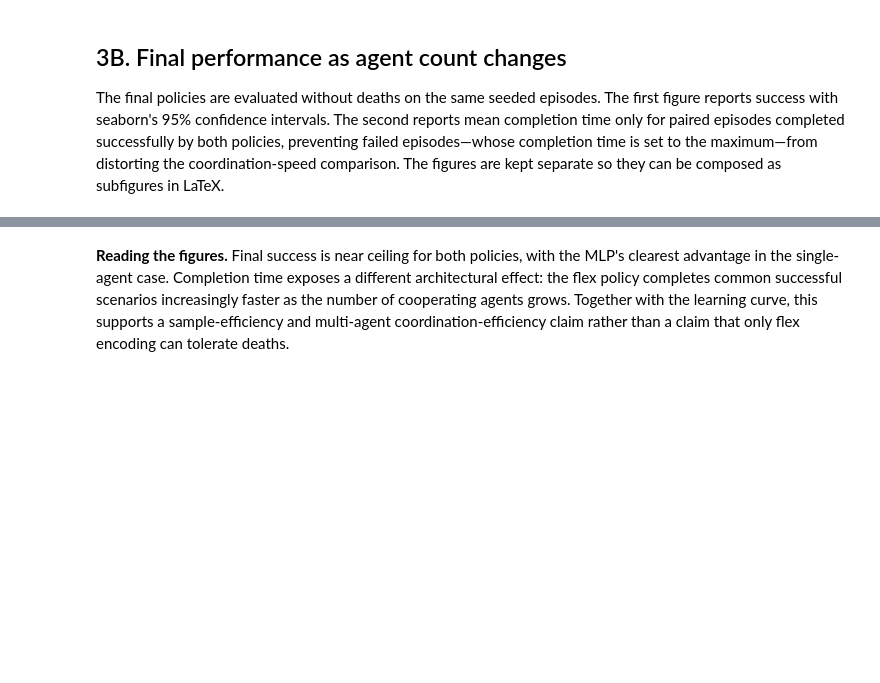
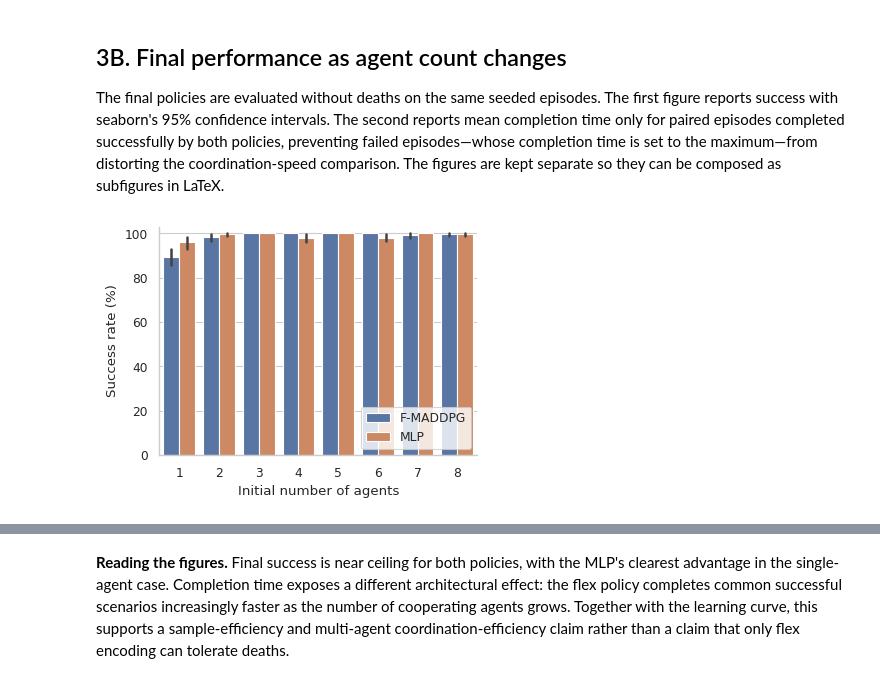
Before and after one commit to Project-GrADyS/data_harvesting, a Jupyter notebook: projects/data-harvesting/analysis/lafusion_2026.ipynb, the cells around one changed output, grey strips where cells are left out. Drawn from its saved outputs; the diff is of its cells as text; code cells hidden in the pictures; blank space fills up the shorter version.

```diff
--- a/projects/data-harvesting/analysis/lafusion_2026.ipynb
+++ b/projects/data-harvesting/analysis/lafusion_2026.ipynb
@@ -256,13 +347,16 @@ completion_episodes = paired_successes.melt(
 # %%
 fig, ax = plt.subplots(figsize=(4.0, 3.0))
+renamed_architecture_episodes = architecture_episodes.replace({"condition": {"Flex Encoder": "F-MADDPG", "MLP": "MLP"}})
 sns.barplot(
-    data=architecture_episodes, x="num_agents", y="success_percent",
-    hue="condition", hue_order=["Flex Encoder", "MLP"], ax=ax, errorbar=("ci", 95)
+    data=renamed_architecture_episodes, x="num_agents", y="success_percent",
+    hue="condition", hue_order=["F-MADDPG", "MLP"], ax=ax, errorbar=("ci", 95)
 )
 ax.set(xlabel="Initial number of agents", ylabel="Success rate (%)", ylim=(0, 103))
 ax.legend(loc="lower right")
 fig.tight_layout()
 plt.show()
+# %% [output]
+[figure, added]
 # %%
 fig, ax = plt.subplots(figsize=(4.0, 3.0))
 sns.barplot(
```
Also changed, not shown: parts of 15 cells of this notebook.
